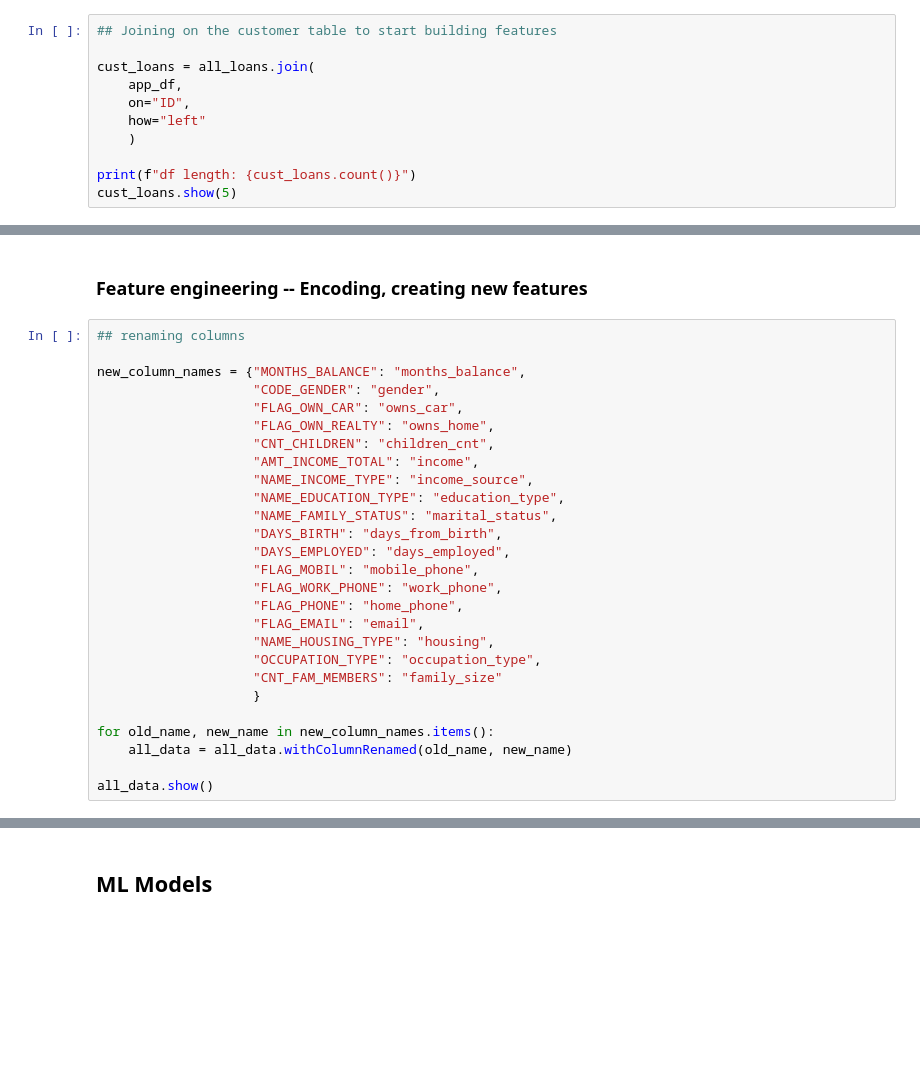
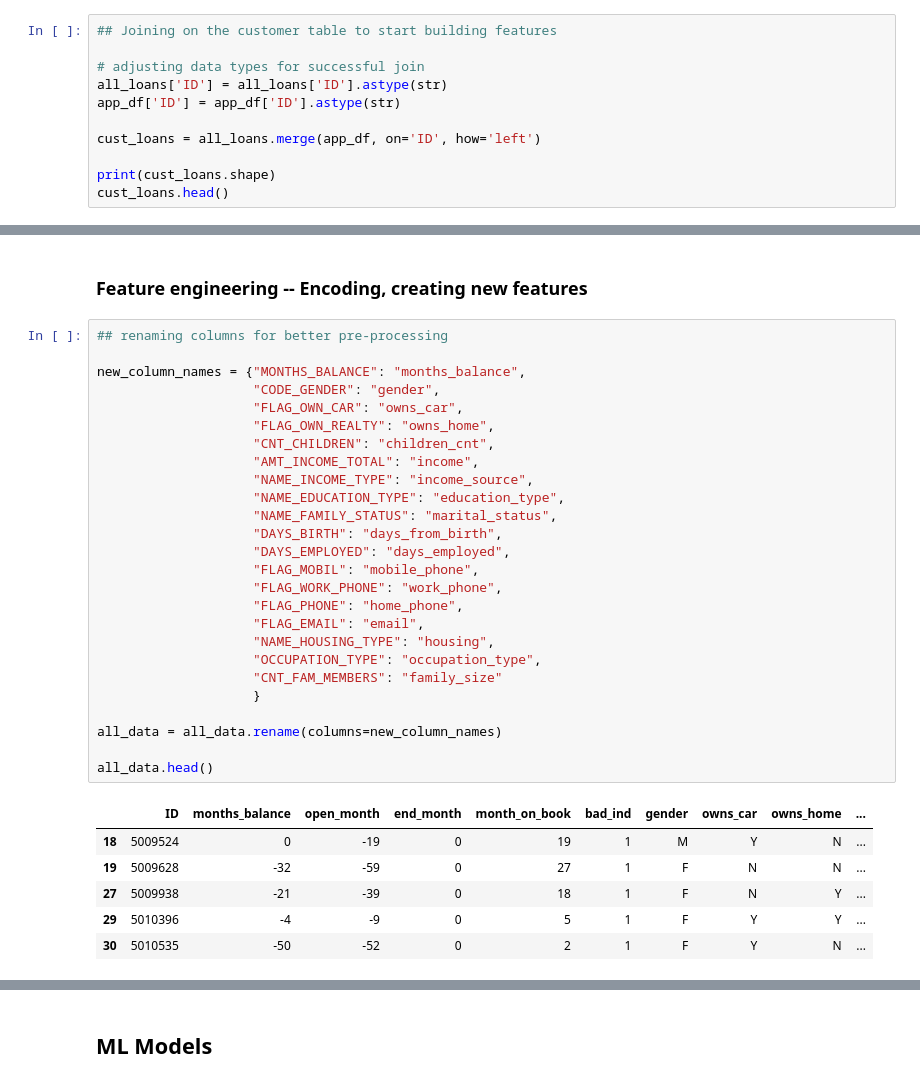
Before and after one commit to jaelar0/ml_credit_project, a Jupyter notebook: final_project.ipynb, the cells around one changed output, grey strips where cells are left out. Cells and saved outputs as stored; diff of their text form; blank space fills up the shorter version.

```diff
--- a/final_project.ipynb
+++ b/final_project.ipynb
@@ -160,12 +162,12 @@ all_loans.head()
 # %%
 ## Joining on the customer table to start building features
 
-cust_loans = all_loans.join(
-    app_df,
-    on="ID",
-    how="left"
-    )
+# adjusting data types for successful join
+all_loans['ID'] = all_loans['ID'].astype(str)
+app_df['ID'] = app_df['ID'].astype(str)
 
-print(f"df length: {cust_loans.count()}")
-cust_loans.show(5)
+cust_loans = all_loans.merge(app_df, on='ID', how='left')
+
+print(cust_loans.shape)
+cust_loans.head()
 # %% [output]
@@ -210,30 +198,35 @@ only showing top 20 rows
 # %% [markdown]
 ### Feature engineering -- Encoding, creating new features
 # %%
-## renaming columns
+## renaming columns for better pre-processing
 
 new_column_names = {"MONTHS_BALANCE": "months_balance",
                     "CODE_GENDER": "gender",
                     "FLAG_OWN_CAR": "owns_car",
                     "FLAG_OWN_REALTY": "owns_home",
                     "CNT_CHILDREN": "children_cnt",
                     "AMT_INCOME_TOTAL": "income",
                     "NAME_INCOME_TYPE": "income_source",
                     "NAME_EDUCATION_TYPE": "education_type",
                     "NAME_FAMILY_STATUS": "marital_status",
                     "DAYS_BIRTH": "days_from_birth",
                     "DAYS_EMPLOYED": "days_employed",
                     "FLAG_MOBIL": "mobile_phone",
                     "FLAG_WORK_PHONE": "work_phone",
                     "FLAG_PHONE": "home_phone",
                     "FLAG_EMAIL": "email",
                     "NAME_HOUSING_TYPE": "housing",
                     "OCCUPATION_TYPE": "occupation_type",
                     "CNT_FAM_MEMBERS": "family_size"
                     }
 
-for old_name, new_name in new_column_names.items():
-    all_data = all_data.withColumnRenamed(old_name, new_name)
+all_data = all_data.rename(columns=new_column_names)
 
-all_data.show()
+all_data.head()
 # %% [output]
+|  | ID | months_balance | open_month | end_month | month_on_book | bad_ind | gender | owns_car | owns_home | ... |
+| 18 | 5009524 | 0 | -19 | 0 | 19 | 1 | M | Y | N | ... |
+| 19 | 5009628 | -32 | -59 | 0 | 27 | 1 | F | N | N | ... |
+| 27 | 5009938 | -21 | -39 | 0 | 18 | 1 | F | N | Y | ... |
+| 29 | 5010396 | -4 | -9 | 0 | 5 | 1 | F | Y | Y | ... |
+| 30 | 5010535 | -50 | -52 | 0 | 2 | 1 | F | Y | N | ... |
```
Also changed, not shown: parts of 11 cells of this notebook.
